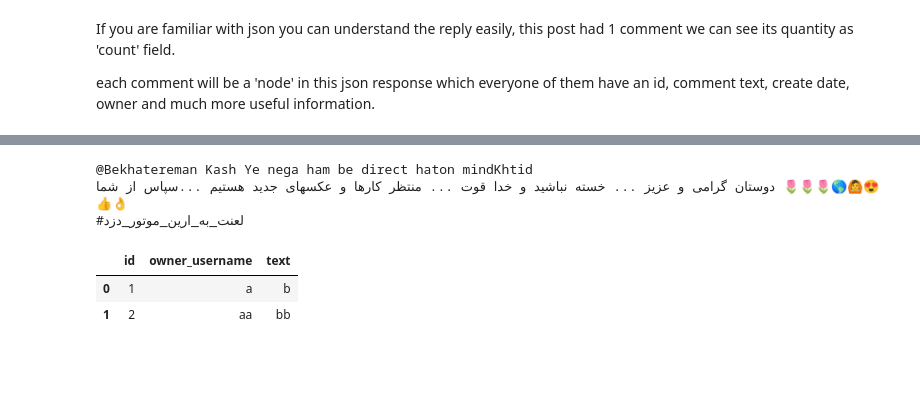
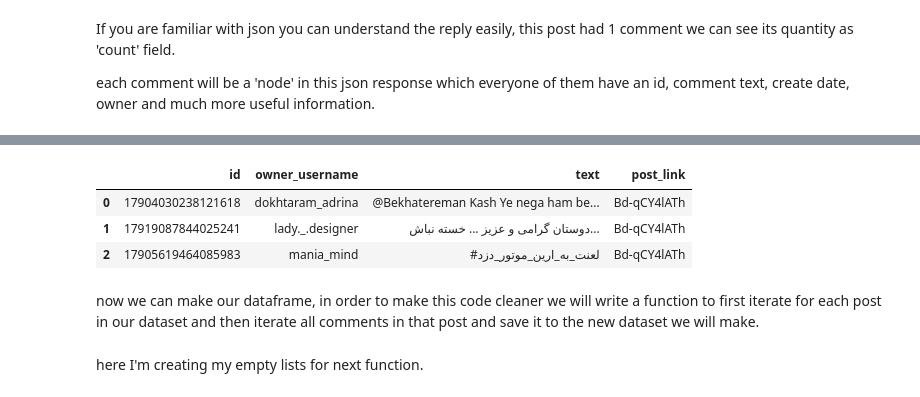
Before and after one commit to RaminFerdos/MSC_Thesis_IG_Bot, a Jupyter notebook: IG_Scrapper_graphql.ipynb, the cells around one changed output, grey strips where cells are left out. Cells and saved outputs as stored; diff of their text form; code cells hidden in the pictures; blank space fills up the shorter version.

```diff
--- a/IG_Scrapper_graphql.ipynb
+++ b/IG_Scrapper_graphql.ipynb
@@ -96,7 +97,3 @@ json_response
 If you are familiar with json you can understand the reply easily, this post had 1 comment we can see its quantity as 'count' field.
 
 each comment will be a 'node' in this json response which everyone of them have an id, comment text, create date, owner and much more useful information.
-# %%
-comment_number = 0
-comments_retrieved = json_response['data']['shortcode_media']['edge_media_to_parent_comment']['count']
-json_response['data']['shortcode_media']['edge_media_to_parent_comment']['edges'][0]['node']
@@ -117,18 +100,25 @@ json_response['data']['shortcode_media']['edge_media_to_parent_comment']['edges'
-# %%
-comment_number = 0
-for i in range(comments_retrieved):
-    print(json_response['data']['shortcode_media']['edge_media_to_parent_comment']['edges'][i]['node']['text'])
-# %% [output]
-@Bekhatereman Kash Ye nega ham be direct haton mindKhtid
-دوستان گرامی و عزیز ... خسته نباشید و خدا قوت ... منتظر کارها و عکسهای جدید هستیم ...سپاس از شما 🌷🌷🌷🌎🙆😍👍👌
-#لعنت_به_ارين_موتور_دزد
-# %%
-temp_data = {'id' : [1,2],
-             'owner_username' : ['a','aa'],
-             'text' : ['b','bb']}
-df_test = pd.DataFrame(data = temp_data)
-df_test
-# %% [output]
-|  | id | owner_username | text |
-| 0 | 1 | a | b |
-| 1 | 2 | aa | bb |
+# %%
+id_list = []
+owner_username_list = []
+text_list = []
+comments_retrieved = json_response['data']['shortcode_media']['edge_media_to_parent_comment']['count']
+for comment_number in range(comments_retrieved):
+    id_list.append(json_response['data']['shortcode_media']['edge_media_to_parent_comment']['edges'][comment_number]['node']['id'])
+    owner_username_list.append(json_response['data']['shortcode_media']['edge_media_to_parent_comment']['edges'][comment_number]['node']['owner']['username'])
+    text_list.append(json_response['data']['shortcode_media']['edge_media_to_parent_comment']['edges'][comment_number]['node']['text'])
+temp_data = {'id' : id_list,
+             'owner_username' : owner_username_list,
+             'text' : text_list,
+             'post_link' : str(df_posts['post_link'][16])
+            }
+df_test = pd.DataFrame(data = temp_data)
+df_test
+# %% [output]
+|  | id | owner_username | text | post_link |
+| 0 | 17904030238121618 | dokhtaram_adrina | @Bekhatereman Kash Ye nega ham be... | Bd-qCY4lATh |
+| 1 | 17919087844025241 | lady._.designer | دوستان گرامی و عزیز ... خسته نباش... | Bd-qCY4lATh |
+| 2 | 17905619464085983 | mania_mind | #لعنت_به_ارين_موتور_دزد | Bd-qCY4lATh |
+# %% [markdown]
+now we can make our dataframe, in order to make this code cleaner we will write a function to first iterate for each post in our dataset and then iterate all comments in that post and save it to the new dataset we will make.
+# %% [markdown]
+here I'm creating my empty lists for next function.
```
Also changed, not shown: parts of 12 cells of this notebook, 1 other file.
